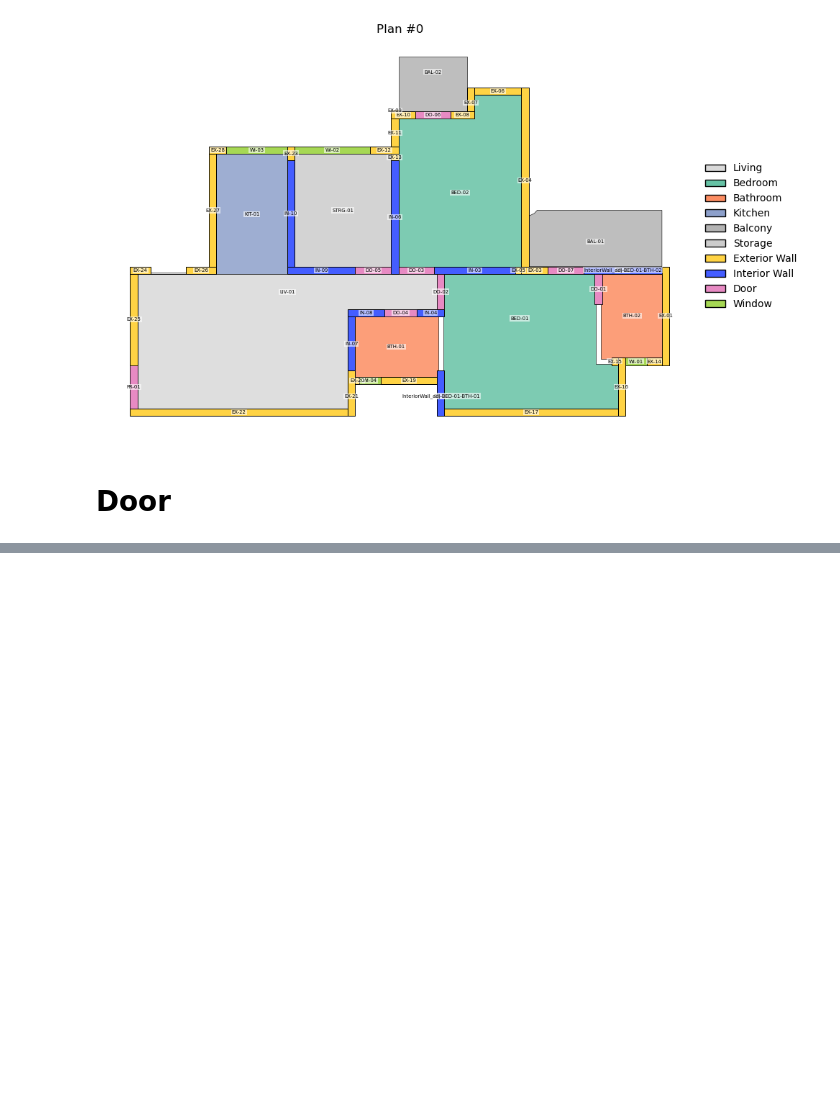
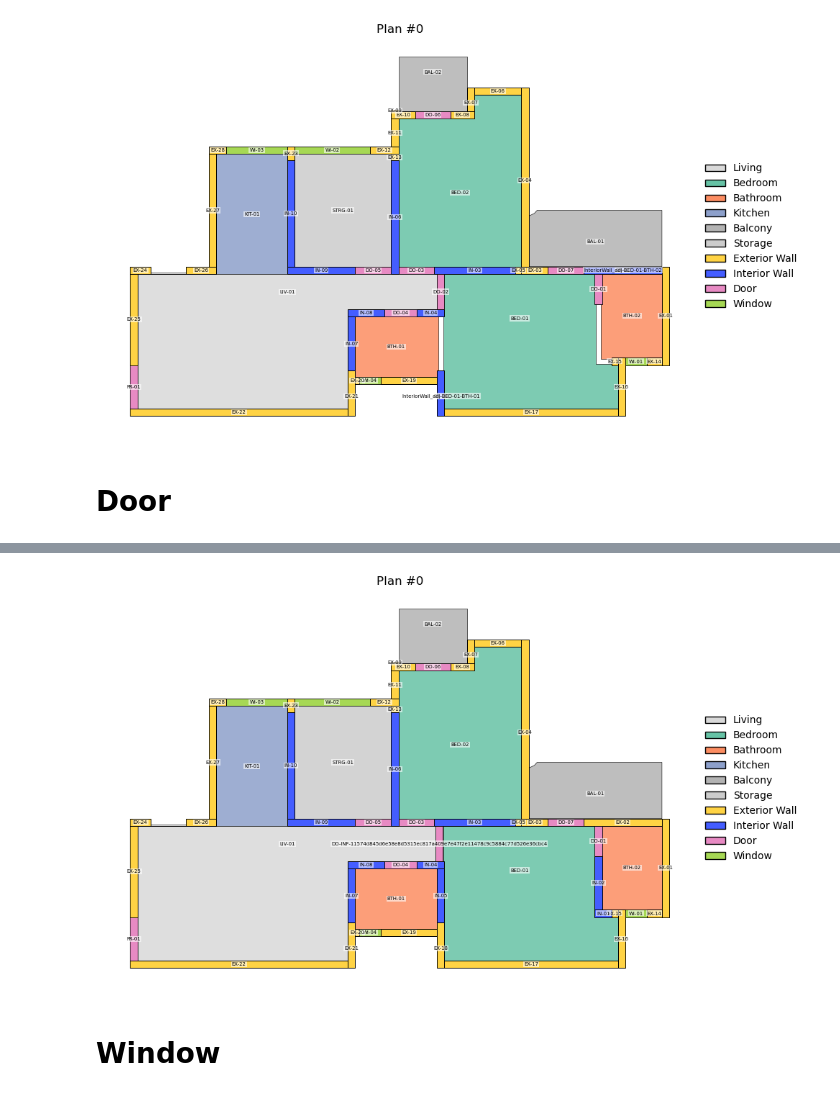
Before and after one commit to numanmuttaqi/Geometry-to-Ontology, a Jupyter notebook: Notebooks/togeometry.ipynb, the cells around one changed output, grey strips where cells are left out. Cells and saved outputs as stored; diff of their text form; code cells hidden in the pictures; blank space fills up the shorter version.

Commit message:
correct construct window

```diff
--- a/Notebooks/togeometry.ipynb
+++ b/Notebooks/togeometry.ipynb
@@ -36,0 +36,16 @@ ax = plot_plan_json("output/inferred_resplan_json/plan_00000_doors_back.json",
+# %%
+from thesis_package.ttl_to_json import save_ttl_as_json
+from thesis_package.visualize import plot_plan_json
+
+
+save_ttl_as_json(
+    "../output/inferred_resplan_ttl/plan_00000_doors_back.ttl",
+    "../output/inferred_resplan_json/plan_00000_doors_back.json",
+)
+
+ax = plot_plan_json("../output/inferred_resplan_json/plan_00000_doors_back.json",
+                    show_wall_ids=True, show_ids=True)
+# %% [output]
+[figure, added]
+# %% [markdown]
+# Window
```
Also changed, not shown: parts of 2 cells of this notebook, 6 other files.
